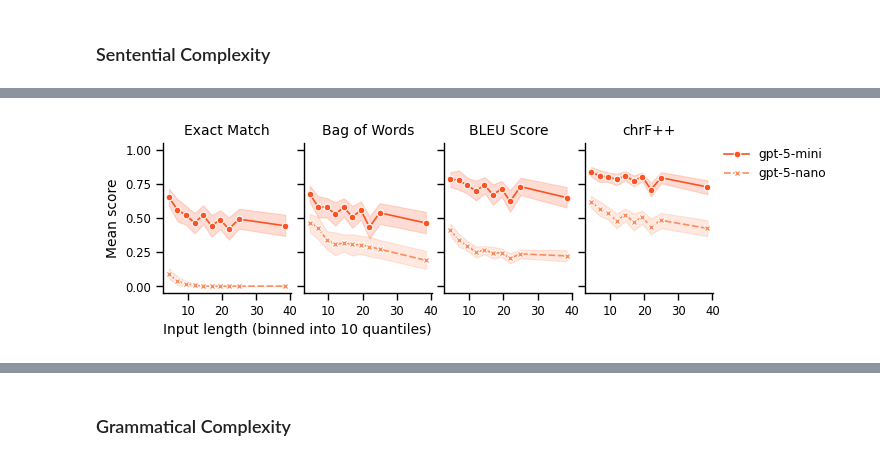
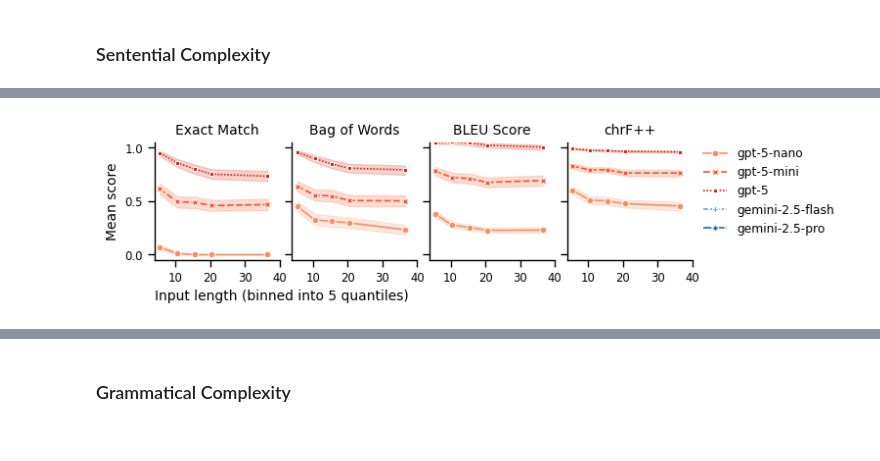
Before and after one commit to jopetty/llm-scfg, a Jupyter notebook: notebooks/size_exp.ipynb, the cells around one changed output, grey strips where cells are left out. Cells and saved outputs as stored; diff of their text form; code cells hidden in the pictures.

```diff
--- a/notebooks/size_exp.ipynb
+++ b/notebooks/size_exp.ipynb
@@ -686,7 +702,7 @@ with sns.plotting_context("paper", font_scale=1, rc=aes.rcs):
         data=metrics_df,
         x="prompt_tokens",
         # discrete=True,
-        stat="count",
+        stat="density",
         # bins=40,
         element="step",
         hue="fuzzy_model",
@@ -701,6 +717,14 @@ with sns.plotting_context("paper", font_scale=1, rc=aes.rcs):
     ax.set_xlabel("Prompt length (tokens)", loc="left")
     ax.xaxis.set_major_formatter(aes.NICE_FORMATTER)
 
+    sns.move_legend(
+        ax,
+        loc="upper right",
+        title="",
+        borderaxespad=0,
+        frameon=False,
+    )
+
 plt.subplots_adjust(left=0, bottom=0, right=1, top=1)
 
 plt.savefig(
@@ -793,7 +823,7 @@ dtype: int64
 fig = plt.figure(figsize=(aes.PAPER_WIDTH_IN, aes.FIG_HEIGHT_SINGLEROW_IN))
 
 # Bin input_words into quintiles
-N_BINS = 10
+N_BINS = 5
 metrics_df["input_words_binned_quant"] = pd.qcut(
     metrics_df["input_words"],
     q=N_BINS,
@@ -821,8 +851,8 @@ with sns.plotting_context("paper", font_scale=1, rc=aes.rcs):
             ],
             x="input_words_binned_quant_num",
             y="match_value",
-            hue="fuzzy_model",
-            style="fuzzy_model",
+            hue="model_name",
+            style="model_name",
             markers=True,
             ax=ax,
             palette=aes.PALETTE_MODELS,
@@ -837,35 +867,35 @@ with sns.plotting_context("paper", font_scale=1, rc=aes.rcs):
 
         ax.set_xticks([10, 20, 30, 40])
 
         if i == 0:
-            ax.set_xlabel("Input length (binned into 10 quantiles)", loc="left")
+            ax.set_xlabel(f"Input length (binned into {N_BINS} quantiles)", loc="left")
             ax.set_ylabel("Mean score")
             # ax.yaxis.set_major_formatter(aes.PCT_FORMATTER)
         else:
             ax.set_ylabel("")
             ax.yaxis.set_ticklabels([])
             ax.set_xlabel("")
 
         if i == len(PERF_METRICS) - 1:
             ax.legend(
                 title="",
                 bbox_to_anchor=(1.05, 1.0),
                 loc="upper left",
                 borderaxespad=0,
                 frameon=False,
             )
         else:
             ax.get_legend().remove()
 
 
 plt.subplots_adjust(left=0, bottom=0, right=1, top=1)
 
 plt.savefig(
     FIGURES_DIR / "size_sentential_complexity_length_lineplot_ci.pdf",
     bbox_inches="tight",
 )
 # %% [output]
-[figure, old version]
+[figure, new version]
 # %%
 # count number of observations per model and depth
 metrics_df[metrics_df["match_type"] == "Exact Match"].groupby(
```
Also changed, not shown: parts of 19 cells of this notebook, 18 other files.
